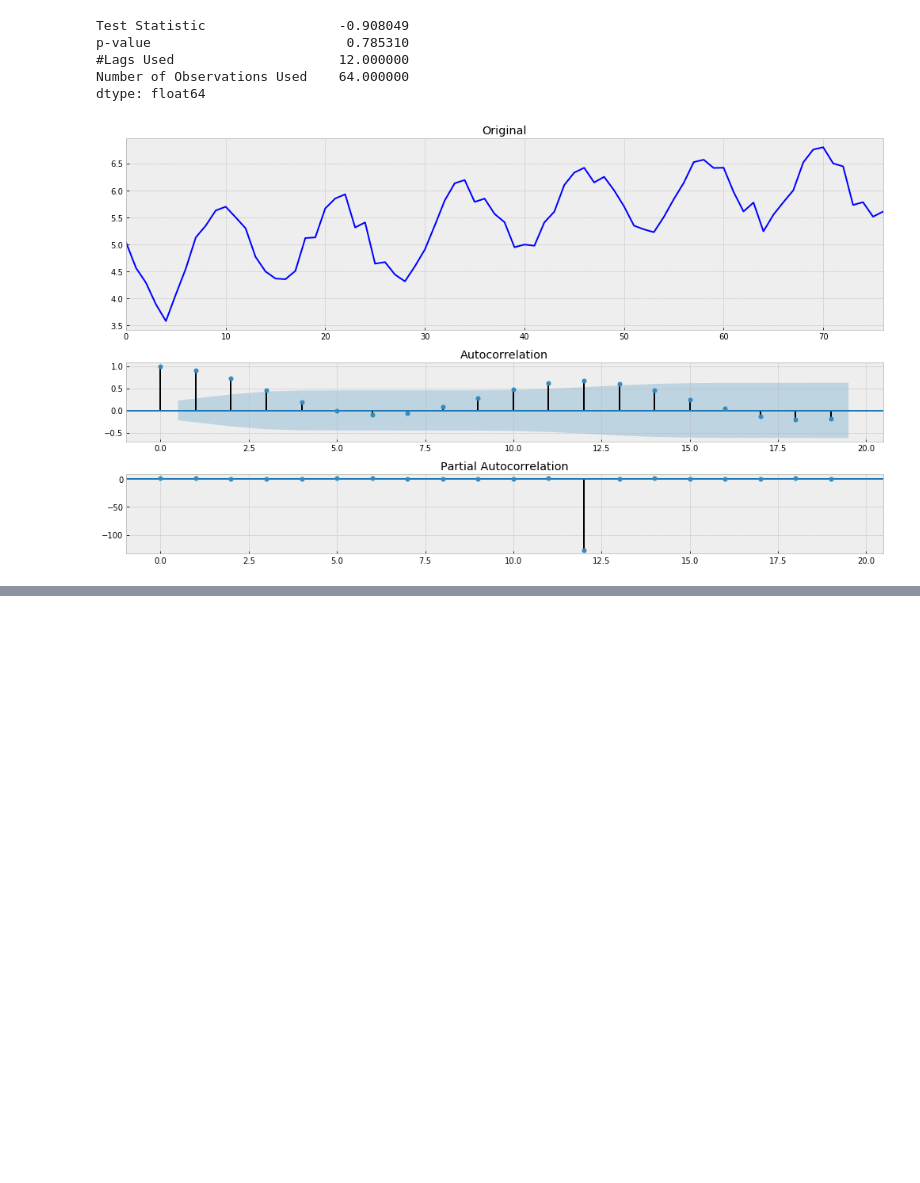
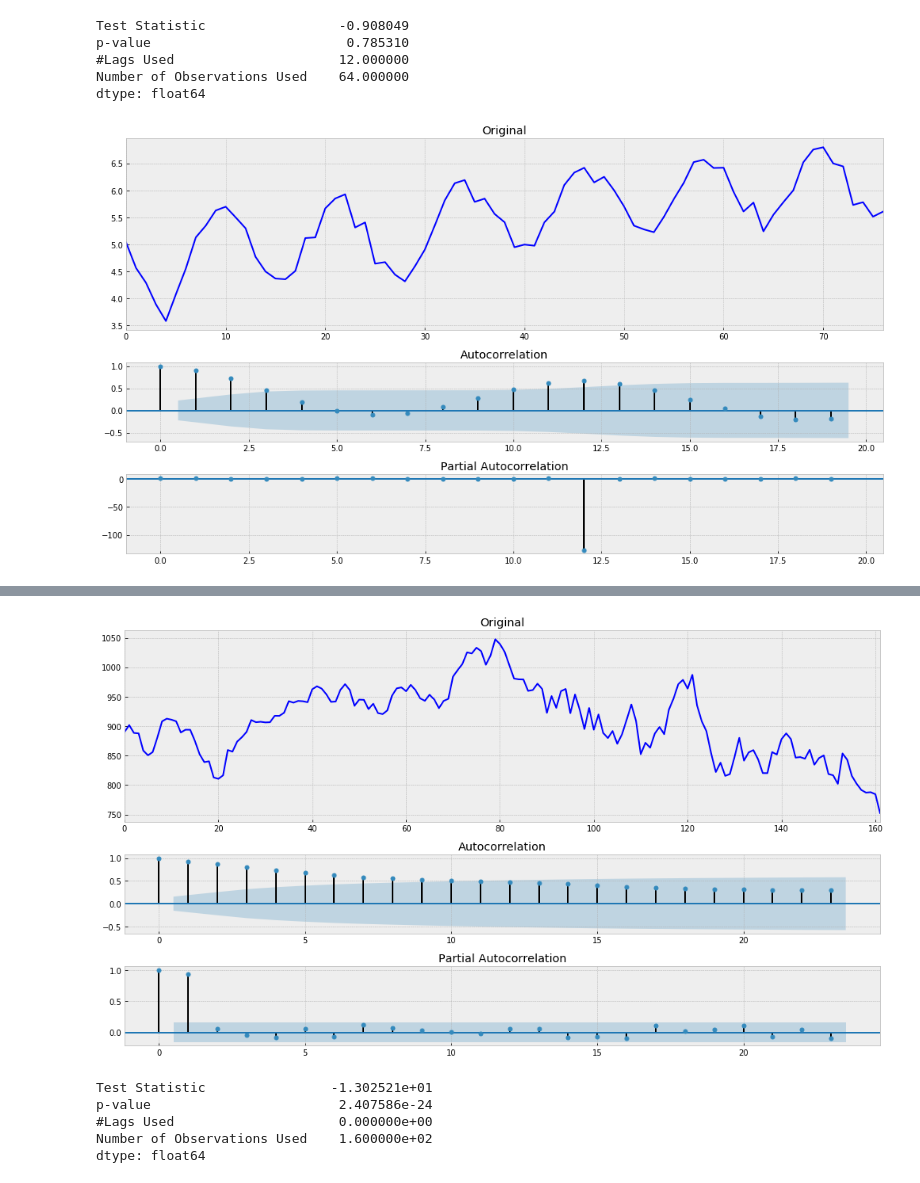
Before and after one commit to vahrumka14/Netology_study, a Jupyter notebook: Time_Series/HW_1_Временные ряды_общая теория.ipynb, the cells around one changed output, grey strips where cells are left out. Cells and saved outputs as stored; diff of their text form; code cells hidden in the pictures; blank space fills up the shorter version.

```diff
--- a/Time_Series/HW_1_Временные ряды_общая теория.ipynb
+++ b/Time_Series/HW_1_Временные ряды_общая теория.ipynb
@@ -115,0 +174,4 @@ tsplot(X)
+# %%
+tsplot(D)
+# %% [output]
+[figure, added]
@@ -115,0 +180,9 @@ tsplot(X)
+# %%
+dftest = adfuller(D, autolag='AIC')
+pd.Series(dftest[0:4], index=['Test Statistic', 'p-value', '#Lags Used', 'Number of Observations Used'])
+# %% [output]
+Test Statistic                -1.302521e+01
+p-value                        2.407586e-24
+#Lags Used                     0.000000e+00
+Number of Observations Used    1.600000e+02
+dtype: float64
```
Also changed, not shown: parts of 25 cells of this notebook.
